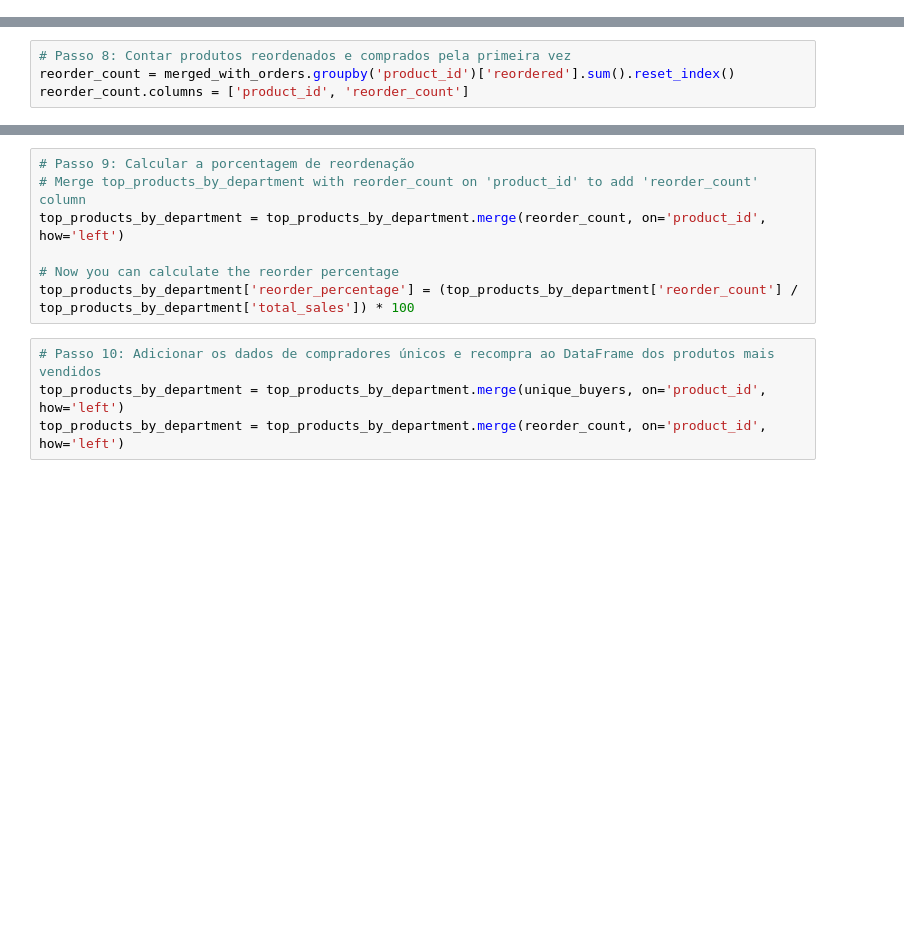
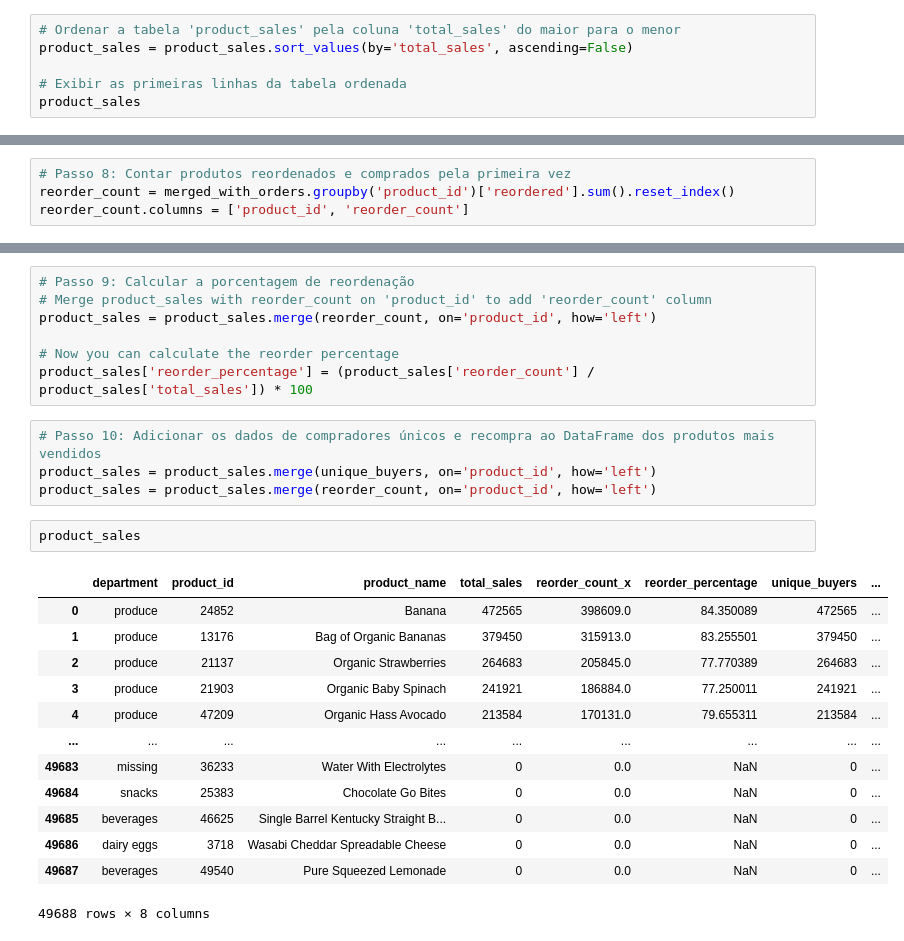
Before and after one commit to Gabrieldiasdeoliveira/cross_up_selling, a Jupyter notebook: cross_up_selling.ipynb, the cells around one changed output, grey strips where cells are left out. Cells and saved outputs as stored; diff of their text form; blank space fills up the shorter version.

```diff
--- a/cross_up_selling.ipynb
+++ b/cross_up_selling.ipynb
@@ -311,0 +296,6 @@ top_products_by_department = product_sales.groupby('department').head(10)
+# %%
+# Ordenar a tabela 'product_sales' pela coluna 'total_sales' do maior para o menor
+product_sales = product_sales.sort_values(by='total_sales', ascending=False)
+
+# Exibir as primeiras linhas da tabela ordenada
+product_sales
@@ -320,11 +340,27 @@ reorder_count.columns = ['product_id', 'reorder_count']
 # %%
 # Passo 9: Calcular a porcentagem de reordenação
-# Merge top_products_by_department with reorder_count on 'product_id' to add 'reorder_count' column
-top_products_by_department = top_products_by_department.merge(reorder_count, on='product_id', how='left')
+# Merge product_sales with reorder_count on 'product_id' to add 'reorder_count' column
+product_sales = product_sales.merge(reorder_count, on='product_id', how='left')
 
 # Now you can calculate the reorder percentage
-top_products_by_department['reorder_percentage'] = (top_products_by_department['reorder_count'] / top_products_by_department['total_sales']) * 100
+product_sales['reorder_percentage'] = (product_sales['reorder_count'] / product_sales['total_sales']) * 100
 # %%
 # Passo 10: Adicionar os dados de compradores únicos e recompra ao DataFrame dos produtos mais vendidos
-top_products_by_department = top_products_by_department.merge(unique_buyers, on='product_id', how='left')
-top_products_by_department = top_products_by_department.merge(reorder_count, on='product_id', how='left')
+product_sales = product_sales.merge(unique_buyers, on='product_id', how='left')
+product_sales = product_sales.merge(reorder_count, on='product_id', how='left')
+# %%
+product_sales
+# %% [output]
+|  | department | product_id | product_name | total_sales | reorder_count_x | reorder_percentage | unique_buyers | ... |
+| 0 | produce | 24852 | Banana | 472565 | 398609.0 | 84.350089 | 472565 | ... |
+| 1 | produce | 13176 | Bag of Organic Bananas | 379450 | 315913.0 | 83.255501 | 379450 | ... |
+| 2 | produce | 21137 | Organic Strawberries | 264683 | 205845.0 | 77.770389 | 264683 | ... |
+| 3 | produce | 21903 | Organic Baby Spinach | 241921 | 186884.0 | 77.250011 | 241921 | ... |
+| 4 | produce | 47209 | Organic Hass Avocado | 213584 | 170131.0 | 79.655311 | 213584 | ... |
+| ... | ... | ... | ... | ... | ... | ... | ... | ... |
+| 49683 | missing | 36233 | Water With Electrolytes | 0 | 0.0 | NaN | 0 | ... |
+| 49684 | snacks | 25383 | Chocolate Go Bites | 0 | 0.0 | NaN | 0 | ... |
+| 49685 | beverages | 46625 | Single Barrel Kentucky Straight B... | 0 | 0.0 | NaN | 0 | ... |
+| 49686 | dairy eggs | 3718 | Wasabi Cheddar Spreadable Cheese | 0 | 0.0 | NaN | 0 | ... |
+| 49687 | beverages | 49540 | Pure Squeezed Lemonade | 0 | 0.0 | NaN | 0 | ... |
+49688 rows × 8 columns
```
Also changed, not shown: parts of 27 cells of this notebook.
